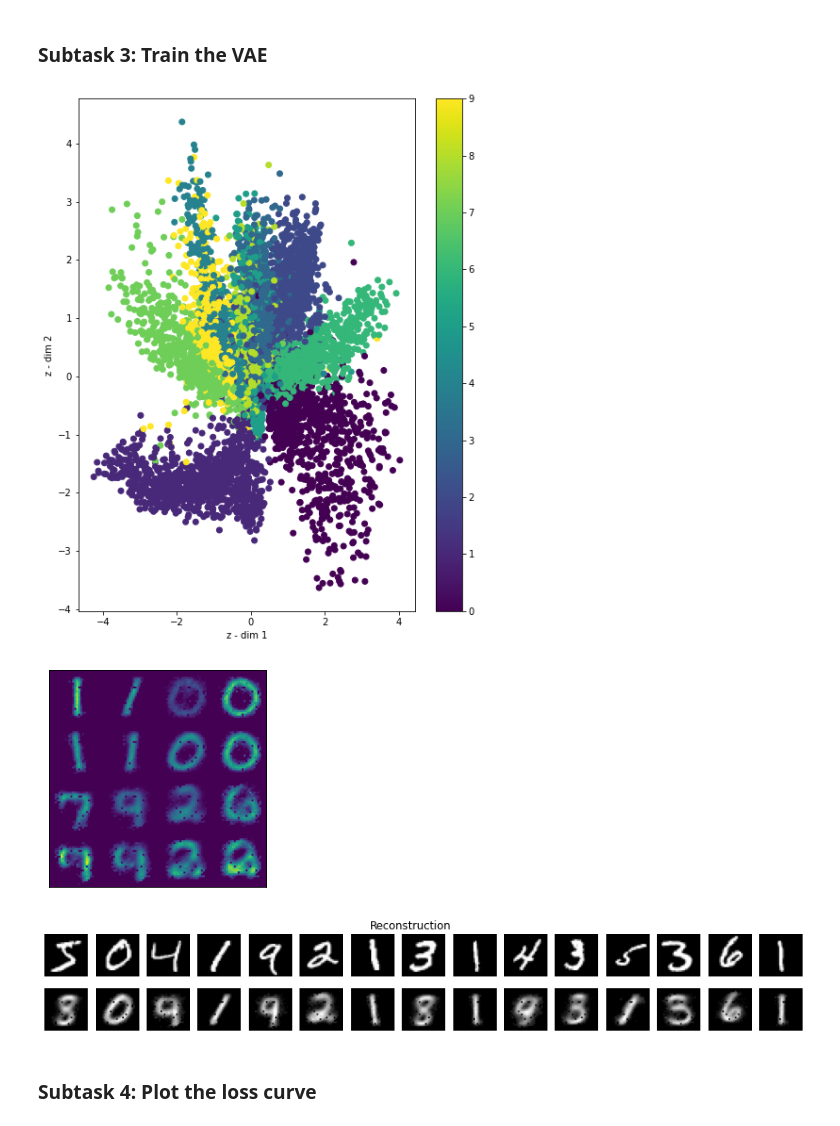
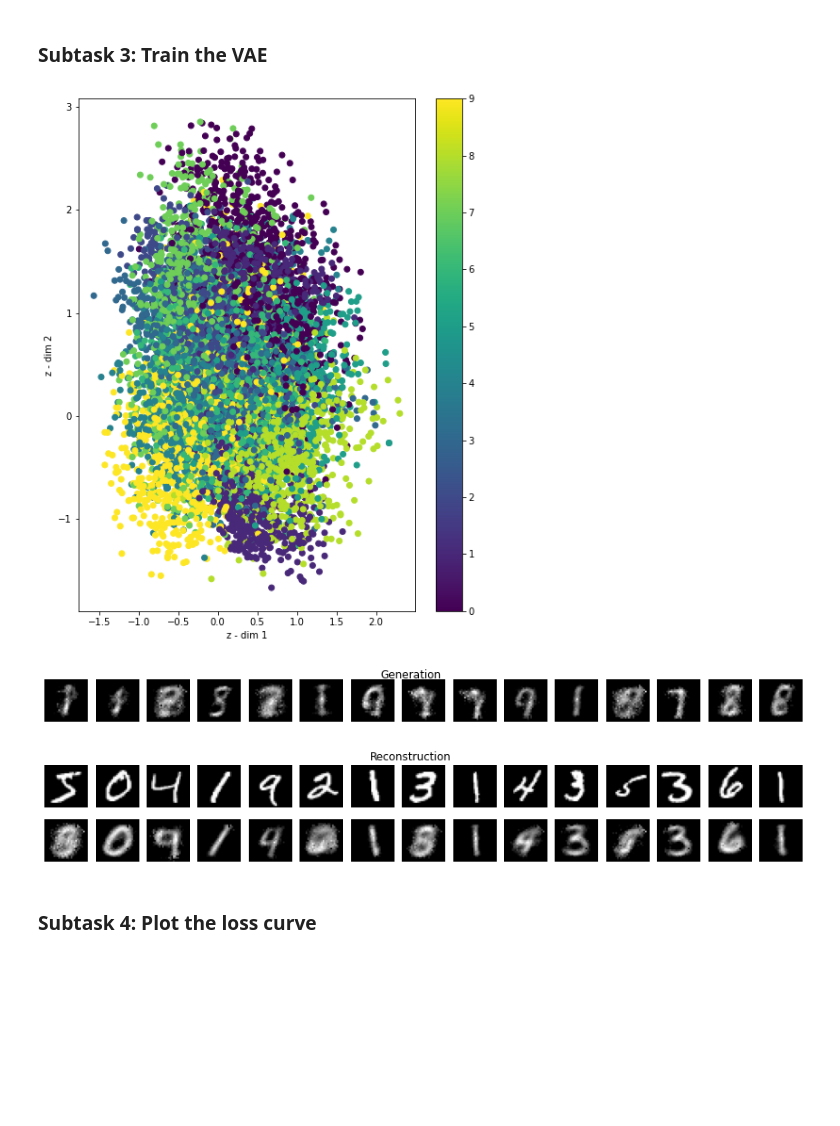
Before and after one commit to sonmikrafft-uni-MLCMS/ex4, a Jupyter notebook: task3/task_3.ipynb, the cells around one changed output. Drawn from its saved outputs; the diff is of its cells as text; code cells hidden in the pictures; blank space fills up the shorter version.

Commit message:
visualize generation

```diff
--- a/task3/task_3.ipynb
+++ b/task3/task_3.ipynb
@@ -40,7 +40,7 @@ batch_size = 128
 no_epochs = 100
 validation_split = 0.2
 verbosity = 1
-latent_dim = 2
+latent_dim = 32
 num_channels = 1
 # %%
 # Reshape data
@@ -212,49 +212,37 @@ When the reconstruction works well but the generation does not, the VAE remember
 # %%
 # =================
 # adapted from: https://keras.io/examples/variational_autoencoder_deconv/
 # =================
 def viz_latent_space(encoder, data):
     input_data, target_data = data
     mu, _, _ = encoder.predict(input_data)
     plt.figure(figsize=(8, 10))
     plt.scatter(mu[:, 0], mu[:, 1], c=target_data)
     plt.xlabel('z - dim 1')
     plt.ylabel('z - dim 2')
     plt.colorbar()
     plt.show()
 
-
-def viz_decoded(decoder):
-    num_samples = 4
-    figure = np.zeros((img_width * num_samples, img_height * num_samples, num_channels))
-    grid_x = np.linspace(-4, 4, num_samples)
-    grid_y = np.linspace(-4, 4, num_samples)
-
-    for i, yi in enumerate(grid_y):
-        for j, xi in enumerate(grid_x):
-            z_sample = np.array([[xi, yi]])
-            x_decoded = decoder.predict(z_sample)
-            digit = x_decoded[0].reshape(img_width, img_height, num_channels)
-            figure[i * img_width: (i + 1) * img_width,
-            j * img_height: (j + 1) * img_height] = digit
-    plt.figure(figsize=(4, 4))
-
-    plt.xticks([])
-    plt.yticks([])
-    fig_shape = np.shape(figure)
-    if fig_shape[2] == 1:
-        figure = figure.reshape((fig_shape[0], fig_shape[1]))
-    plt.imshow(figure)
-    plt.show()
-
-
 # Plot results
 data = (input_test, target_test)
 viz_latent_space(encoder, data)
-viz_decoded(decoder)
 # %% [output]
-[figure, old version]
+[figure, new version]
-[figure, removed]
+# %%
+def vis_generation(num_samples):
+    fig, axs = plt.subplots(1, num_samples, figsize=(num_samples, 1))
+    fig.suptitle('Generation')
+    for i in range(num_samples):
+        rand = np.random.normal(size=latent_dim) * 4
+        out = decoder.predict(np.array([rand]))
+        out_reshaped = out[0].reshape(img_width, img_height, num_channels)
+
+        axs[i].imshow(out_reshaped, cmap="gray")
+        axs[i].axis('off')
+
+vis_generation(15)
+# %% [output]
+[figure, added]
 # %%
 def vis_reconstruction(num_samples):
     fig, axs = plt.subplots(2, num_samples, figsize=(num_samples, 2))
@@ -270,7 +258,7 @@ def vis_reconstruction(num_samples):
 
 vis_reconstruction(15)
 # %% [output]
-[figure, old version]
+[figure, new version]
 # %% [markdown]
 ### Subtask 4: Plot the loss curve
 # %%
```
Also changed, not shown: parts of 5 cells of this notebook.
